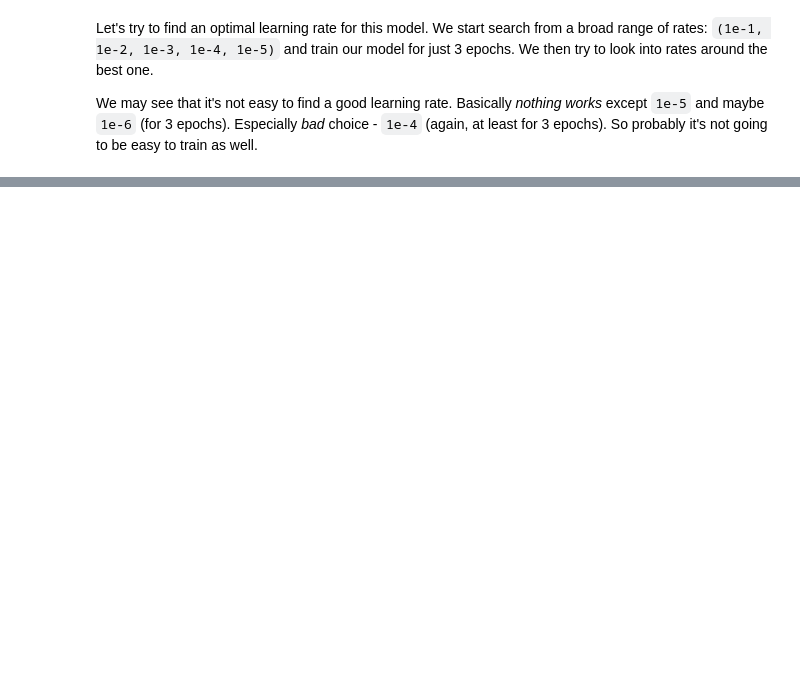
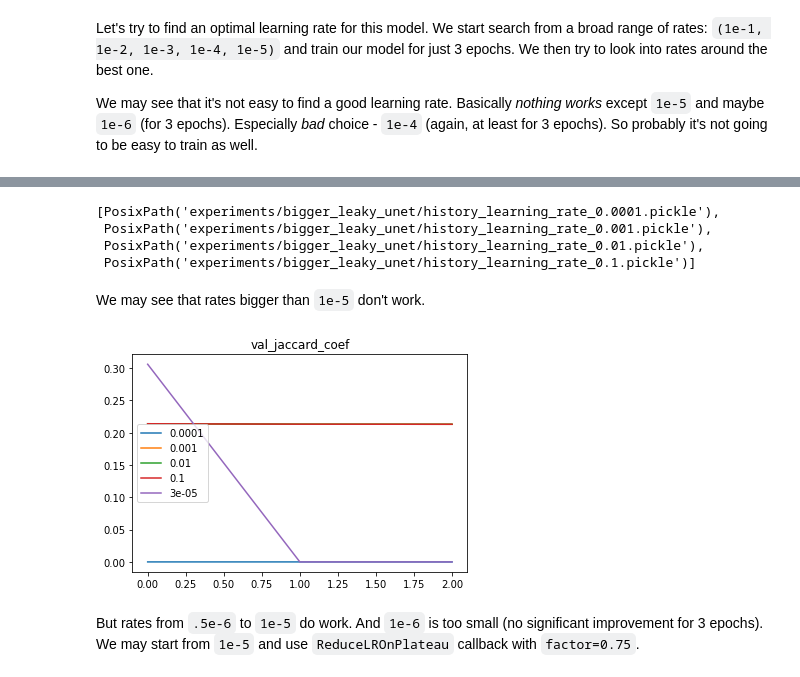
Before and after one commit to ilyarudyak/cs230_project_keras, a Jupyter notebook: skin_lesion/param_tuning.ipynb, the cells around one changed output, grey strips where cells are left out. Saved outputs shown, nothing was run; the diff lists cells and outputs as text; code cells hidden in the pictures; blank space fills up the shorter version.

```diff
--- a/skin_lesion/param_tuning.ipynb
+++ b/skin_lesion/param_tuning.ipynb
@@ -23,4 +29,4 @@ Image(url='http://cs231n.github.io/assets/nn3/learningrates.jpeg', width=200, he
 # %%
 dir_path = Path('experiments/bigger_leaky_unet')
 # %%
-utils.load_history(dir_path / 'history_learning_rate_1e-05.pickle')
+history = utils.load_history(dir_path / 'history_learning_rate_1e-05.pickle')
@@ -33,2 +32,0 @@ utils.load_history(dir_path / 'history_learning_rate_1e-05.pickle')
-# %%
-utils.load_history(dir_path / 'history_learning_rate_1e-06.pickle')
@@ -46,0 +37,2 @@ utils.plot_metric(metric='val_jaccard_coef', dir_path=dir_path)
+# %%
+histories_lr = list(dir_path.glob('history_learning_rate*'))
@@ -46,0 +51,17 @@ utils.plot_metric(metric='val_jaccard_coef', dir_path=dir_path)
+# %%
+histories_lr[:4]
+# %% [output]
+[PosixPath('experiments/bigger_leaky_unet/history_learning_rate_0.0001.pickle'),
+ PosixPath('experiments/bigger_leaky_unet/history_learning_rate_0.001.pickle'),
+ PosixPath('experiments/bigger_leaky_unet/history_learning_rate_0.01.pickle'),
+ PosixPath('experiments/bigger_leaky_unet/history_learning_rate_0.1.pickle')]
+# %% [markdown]
+We may see that rates bigger than `1e-5` don't work.
+# %%
+bad_histories = histories_lr[:4]+histories_lr[7:8]
+# %%
+utils.plot_metric_paths('val_jaccard_coef', bad_histories)
+# %% [output]
+[figure, added]
+# %% [markdown]
+But rates from `.5e-6` to `1e-5` do work. And `1e-6` is too small (no significant improvement for 3 epochs). We may start from `1e-5` and use `ReduceLROnPlateau` callback with `factor=0.75`.
```
Also changed, not shown: parts of 18 cells of this notebook, 6 other files.
